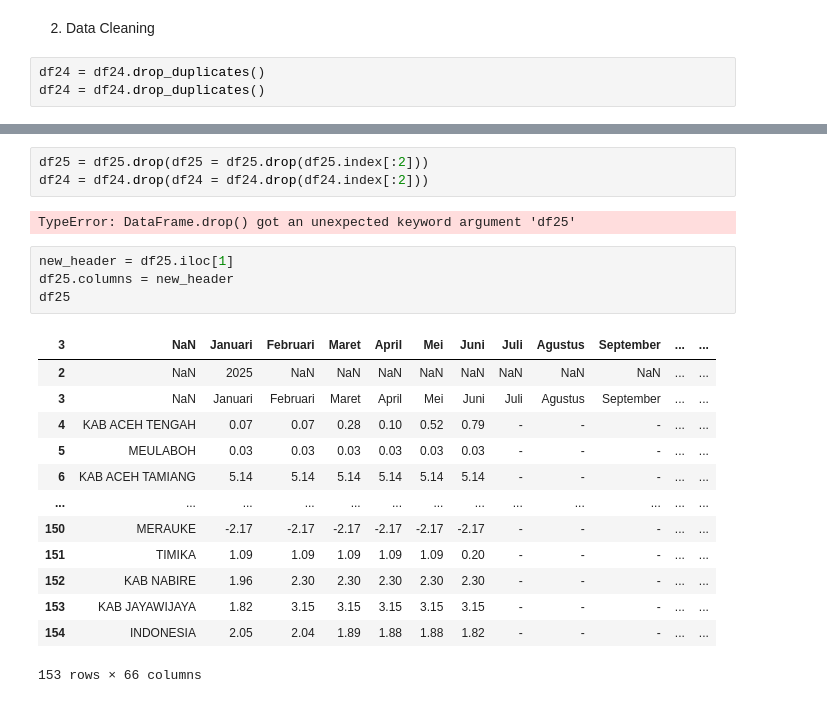
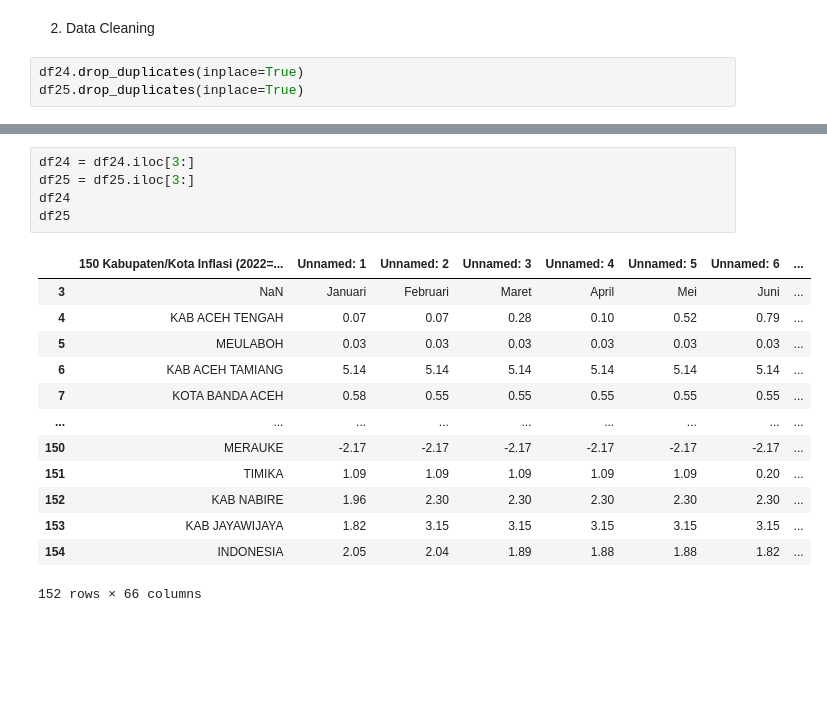
Before and after one commit to michaelvincentsebastian/Analysis-of-Annual-Education-Sector-Inflation-in-Indonesia, a Jupyter notebook: analysis/inflation-rate-analysis.ipynb, the cells around one changed output, grey strips where cells are left out. Saved outputs shown, nothing was run; the diff lists cells and outputs as text; blank space fills up the shorter version.

```diff
--- a/analysis/inflation-rate-analysis.ipynb
+++ b/analysis/inflation-rate-analysis.ipynb
@@ -130,5 +130,5 @@ Length: 66, dtype: int64
 # %% [markdown]
 2. Data Cleaning
 # %%
-df24 = df24.drop_duplicates()
-df24 = df24.drop_duplicates()
+df24.drop_duplicates(inplace=True)
+df25.drop_duplicates(inplace=True)
@@ -167,23 +135,19 @@ df25
-# %%
-df25 = df25.drop(df25 = df25.drop(df25.index[:2]))
-df24 = df24.drop(df24 = df24.drop(df24.index[:2]))
-# %% [output]
-TypeError: DataFrame.drop() got an unexpected keyword argument 'df25'
-# %%
-new_header = df25.iloc[1]
-df25.columns = new_header
-df25
-# %% [output]
-| 3 | NaN | Januari | Februari | Maret | April | Mei | Juni | Juli | Agustus | September | ... | ... |
-| 2 | NaN | 2025 | NaN | NaN | NaN | NaN | NaN | NaN | NaN | NaN | ... | ... |
-| 3 | NaN | Januari | Februari | Maret | April | Mei | Juni | Juli | Agustus | September | ... | ... |
-| 4 | KAB ACEH TENGAH | 0.07 | 0.07 | 0.28 | 0.10 | 0.52 | 0.79 | - | - | - | ... | ... |
-| 5 | MEULABOH | 0.03 | 0.03 | 0.03 | 0.03 | 0.03 | 0.03 | - | - | - | ... | ... |
-| 6 | KAB ACEH TAMIANG | 5.14 | 5.14 | 5.14 | 5.14 | 5.14 | 5.14 | - | - | - | ... | ... |
-| ... | ... | ... | ... | ... | ... | ... | ... | ... | ... | ... | ... | ... |
-| 150 | MERAUKE | -2.17 | -2.17 | -2.17 | -2.17 | -2.17 | -2.17 | - | - | - | ... | ... |
-| 151 | TIMIKA | 1.09 | 1.09 | 1.09 | 1.09 | 1.09 | 0.20 | - | - | - | ... | ... |
-| 152 | KAB NABIRE | 1.96 | 2.30 | 2.30 | 2.30 | 2.30 | 2.30 | - | - | - | ... | ... |
-| 153 | KAB JAYAWIJAYA | 1.82 | 3.15 | 3.15 | 3.15 | 3.15 | 3.15 | - | - | - | ... | ... |
-| 154 | INDONESIA | 2.05 | 2.04 | 1.89 | 1.88 | 1.88 | 1.82 | - | - | - | ... | ... |
-153 rows × 66 columns
+# %%
+df24 = df24.iloc[3:]
+df25 = df25.iloc[3:]
+df24
+df25
+# %% [output]
+|  | 150 Kabupaten/Kota Inflasi (2022=... | Unnamed: 1 | Unnamed: 2 | Unnamed: 3 | Unnamed: 4 | Unnamed: 5 | Unnamed: 6 | ... |
+| 3 | NaN | Januari | Februari | Maret | April | Mei | Juni | ... |
+| 4 | KAB ACEH TENGAH | 0.07 | 0.07 | 0.28 | 0.10 | 0.52 | 0.79 | ... |
+| 5 | MEULABOH | 0.03 | 0.03 | 0.03 | 0.03 | 0.03 | 0.03 | ... |
+| 6 | KAB ACEH TAMIANG | 5.14 | 5.14 | 5.14 | 5.14 | 5.14 | 5.14 | ... |
+| 7 | KOTA BANDA ACEH | 0.58 | 0.55 | 0.55 | 0.55 | 0.55 | 0.55 | ... |
+| ... | ... | ... | ... | ... | ... | ... | ... | ... |
+| 150 | MERAUKE | -2.17 | -2.17 | -2.17 | -2.17 | -2.17 | -2.17 | ... |
+| 151 | TIMIKA | 1.09 | 1.09 | 1.09 | 1.09 | 1.09 | 0.20 | ... |
+| 152 | KAB NABIRE | 1.96 | 2.30 | 2.30 | 2.30 | 2.30 | 2.30 | ... |
+| 153 | KAB JAYAWIJAYA | 1.82 | 3.15 | 3.15 | 3.15 | 3.15 | 3.15 | ... |
+| 154 | INDONESIA | 2.05 | 2.04 | 1.89 | 1.88 | 1.88 | 1.82 | ... |
+152 rows × 66 columns
```
Also changed, not shown: parts of 3 cells of this notebook.
